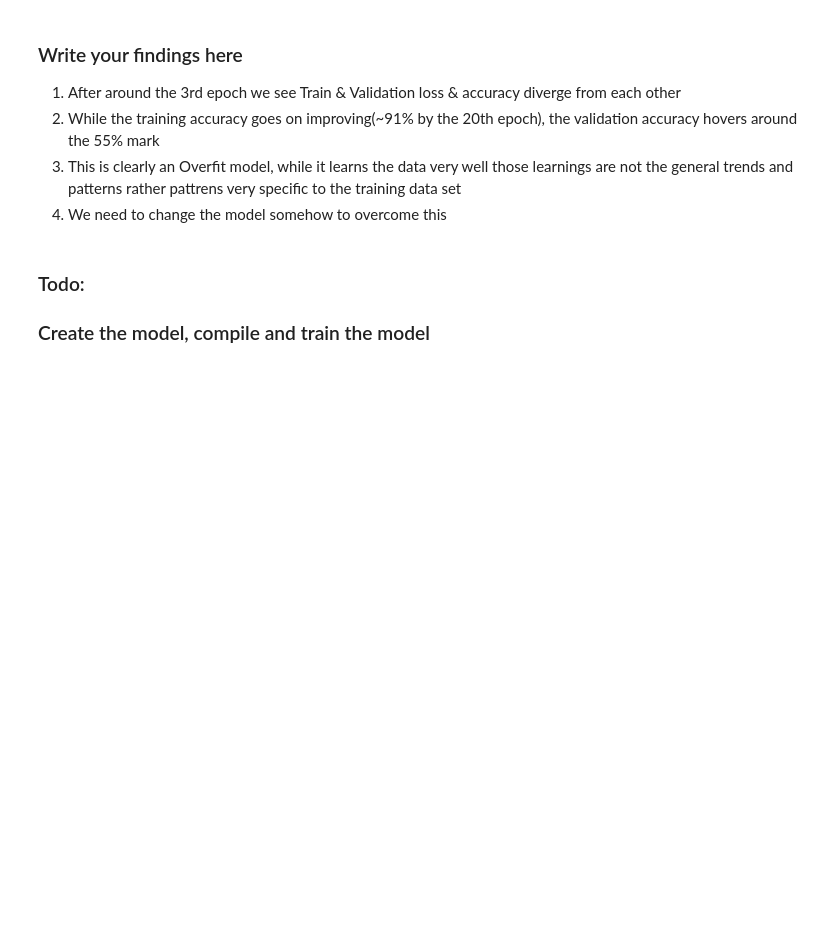
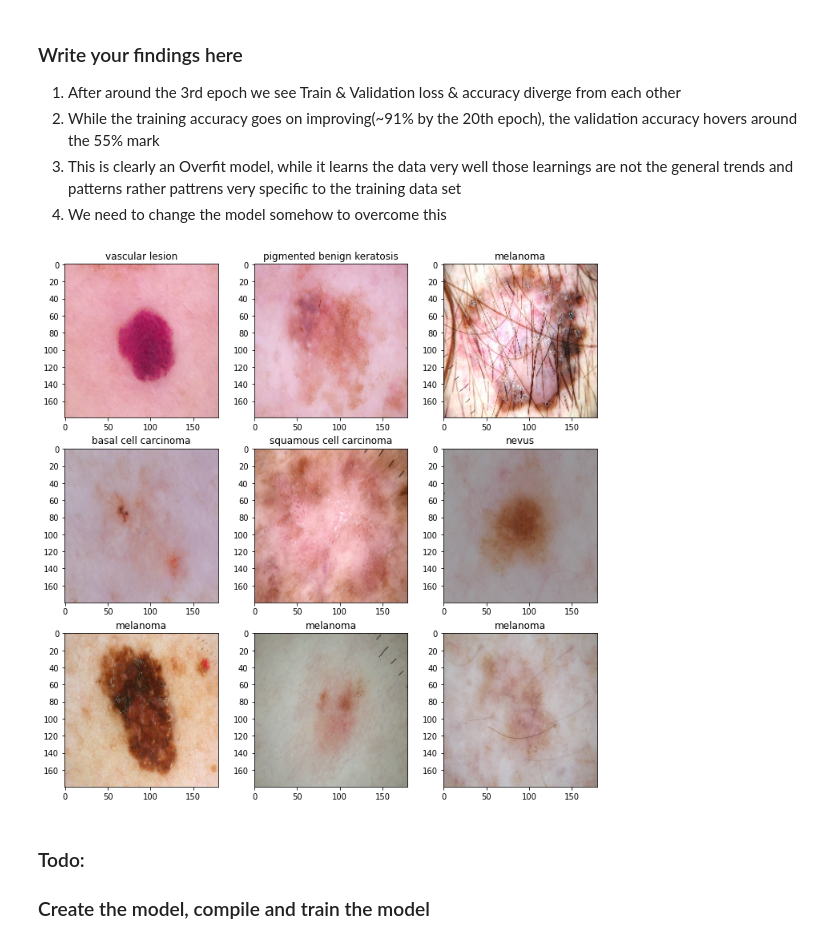
Before and after one commit to ajayantrix/CNN_MelanomaDetection, a Jupyter notebook: AjayRatnu_CNN_MelanomaAssignment.ipynb, the cells around one changed output. Drawn from its saved outputs; the diff is of its cells as text; code cells hidden in the pictures; blank space fills up the shorter version.

```diff
--- a/AjayRatnu_CNN_MelanomaAssignment.ipynb
+++ b/AjayRatnu_CNN_MelanomaAssignment.ipynb
@@ -321,3 +319,26 @@ data_augmentation = keras.Sequential(
+# %%
+# Todo, visualize how your augmentation strategy works for one instance of training image.
+#Let's try to visualize an image pre 7 post augmentation
+
+import matplotlib.image as mpimg
+
+fig = plt.figure(figsize=(12,12))
+for image, labels in train_ds.take(3):
+  for i in range(len(class_names)):
+    ax = plt.subplot(3, 3, i+1)
+    plt.imshow(image[i].numpy().astype("uint8"))
+    plt.title(class_names[labels[i]])
+
+plt.show()
+
+def augment(img):
+    data_augmentation = keras.Sequential([
+        layers.experimental.preprocessing.RandomFlip('horizontal'),
+        layers.experimental.preprocessing.RandomZoom(0.1),
+        ])
+    return data_augmentation(img)
+# %% [output]
+[figure, added]
 # %% [markdown]
 ### Todo:
 ### Create the model, compile and train the model
```
Also changed, not shown: parts of 1 cell of this notebook.
